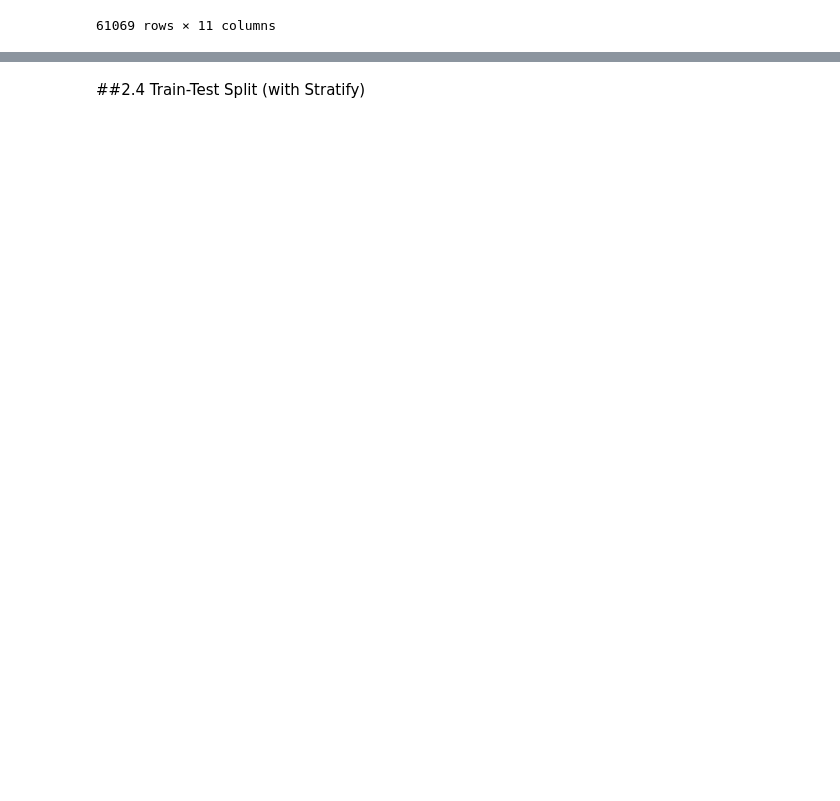
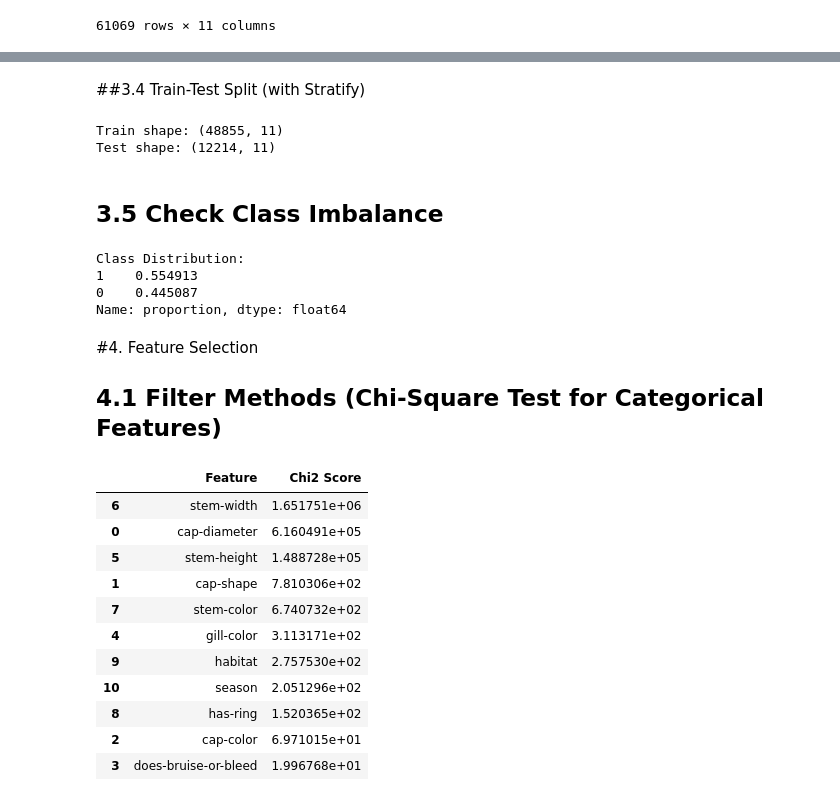
Before and after one commit to MohamedShoaib3/Algorithms_python, a Jupyter notebook: Classification_Task.ipynb, the cells around one changed output, grey strips where cells are left out. Saved outputs shown, nothing was run; the diff lists cells and outputs as text; code cells hidden in the pictures; blank space fills up the shorter version.

```diff
--- a/Classification_Task.ipynb
+++ b/Classification_Task.ipynb
@@ -476,4 +480,68 @@ x_encoded.head()
 | 3 | -1.177456 | -0.954657 | -1.622346 | -0.458029 | 0.835268 | -1.682046 | -0.757598 | ... |
 | 4 | -1.119094 | 0.915714 | -0.045582 | -0.458029 | 0.835268 | -1.547994 | -0.677800 | ... |
 # %% [markdown]
-##2.4 Train-Test Split (with Stratify)
+##3.4 Train-Test Split (with Stratify)
+# %%
+from sklearn.model_selection import train_test_split
+
+x_train, x_test, y_train, y_test = train_test_split(
+    x_encoded, y_encoded,
+    test_size=0.2,
+    random_state=42,
+    stratify=y_encoded
+)
+
+print(f"Train shape: {x_train.shape}")
+print(f"Test shape: {x_test.shape}")
+# %% [output]
+Train shape: (48855, 11)
+Test shape: (12214, 11)
+# %% [markdown]
+## 3.5 Check Class Imbalance
+# %%
+import pandas as pd
+
+class_counts = pd.Series(y_encoded).value_counts(normalize=True)
+print("Class Distribution:")
+print(class_counts)
+# %% [output]
+Class Distribution:
+1    0.554913
+0    0.445087
+Name: proportion, dtype: float64
+# %% [markdown]
+#4. Feature Selection
+## 4.1 Filter Methods (Chi-Square Test for Categorical Features)
+# %%
+from sklearn.feature_selection import chi2, SelectKBest
+X_chi = x.copy()
+y_chi = y.copy()
+
+le = LabelEncoder()
+for col in X_chi.columns:
+    X_chi[col] = le.fit_transform(X_chi[col])
+
+y_chi = y_chi.replace({'e': 0, 'p': 1})
+
+chi2_selector = SelectKBest(score_func=chi2, k='all')
+chi2_selector.fit(X_chi, y_chi)
+
+chi2_scores = pd.DataFrame({
+    'Feature': X_chi.columns,
+    'Chi2 Score': chi2_selector.scores_
+}).sort_values(by='Chi2 Score', ascending=False)
+
+chi2_scores
+# %% [output]
+|  | Feature | Chi2 Score |
+| 6 | stem-width | 1.651751e+06 |
+| 0 | cap-diameter | 6.160491e+05 |
+| 5 | stem-height | 1.488728e+05 |
+| 1 | cap-shape | 7.810306e+02 |
+| 7 | stem-color | 6.740732e+02 |
+| 4 | gill-color | 3.113171e+02 |
+| 9 | habitat | 2.757530e+02 |
+| 10 | season | 2.051296e+02 |
+| 8 | has-ring | 1.520365e+02 |
+| 2 | cap-color | 6.971015e+01 |
+| 3 | does-bruise-or-bleed | 1.996768e+01 |
```
Also changed, not shown: parts of 18 cells of this notebook.
